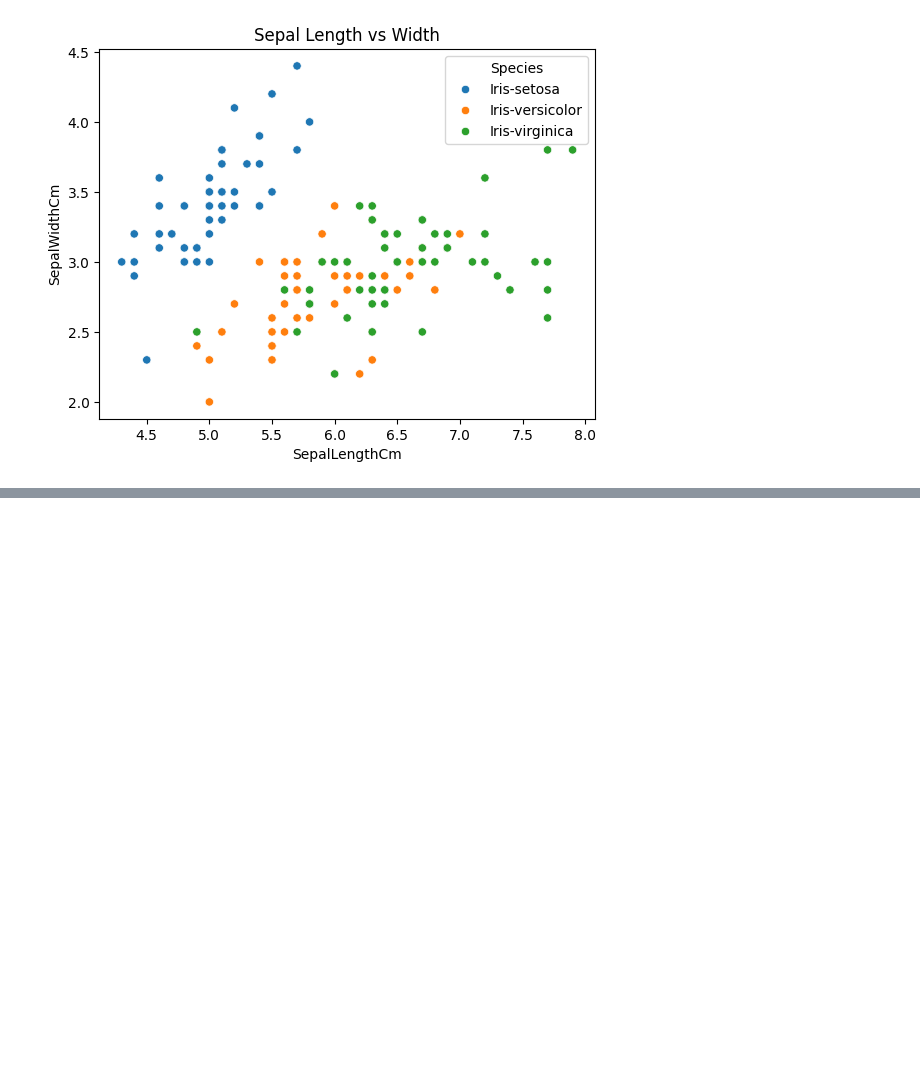
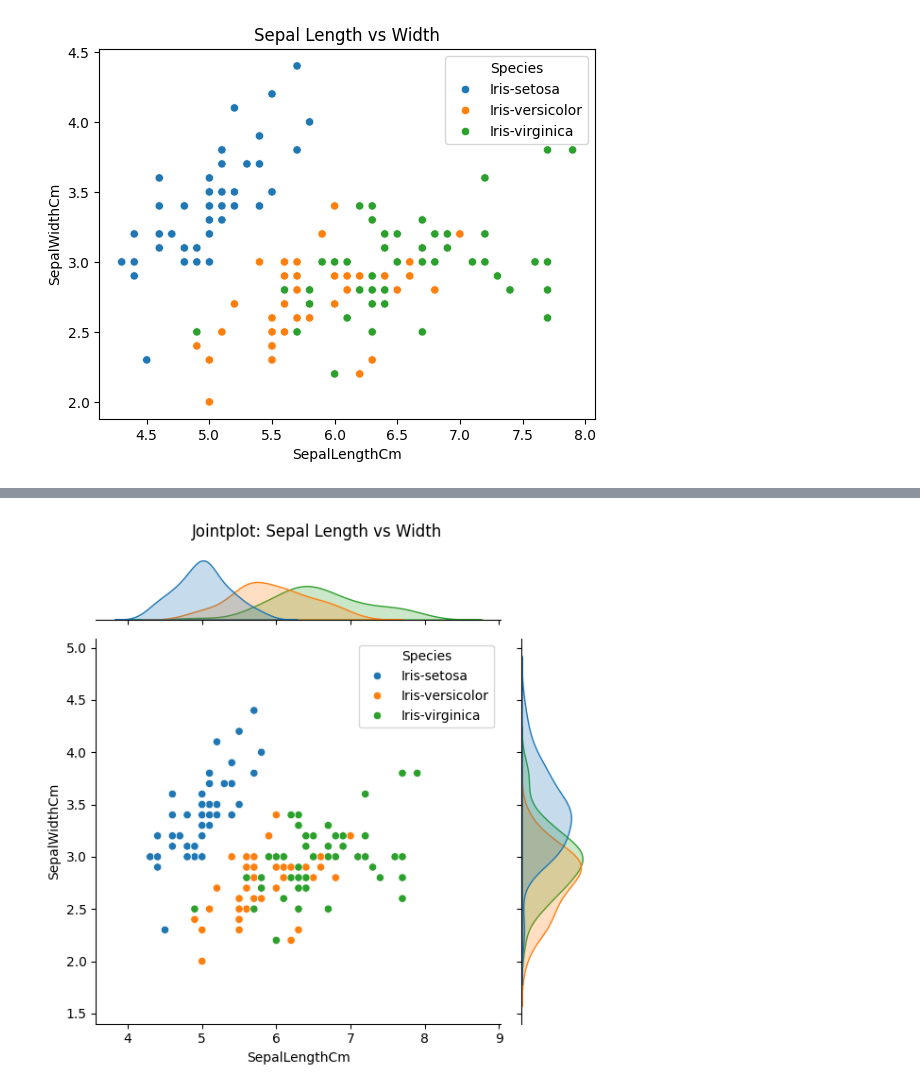
Before and after one commit to mekaviraj/ML_sem5, a Jupyter notebook: ml_lab_sem5.ipynb, the cells around one changed output, grey strips where cells are left out. Drawn from its saved outputs; the diff is of its cells as text; code cells hidden in the pictures; blank space fills up the shorter version.

```diff
--- a/ml_lab_sem5.ipynb
+++ b/ml_lab_sem5.ipynb
@@ -413,0 +421,7 @@ plt.show()
+# %%
+sns.jointplot(data=df, x='SepalLengthCm', y='SepalWidthCm', hue='Species')
+plt.suptitle('Jointplot: Sepal Length vs Width')
+plt.tight_layout()
+plt.show()
+# %% [output]
+[figure, added]
```
Also changed, not shown: parts of 9 cells of this notebook.
